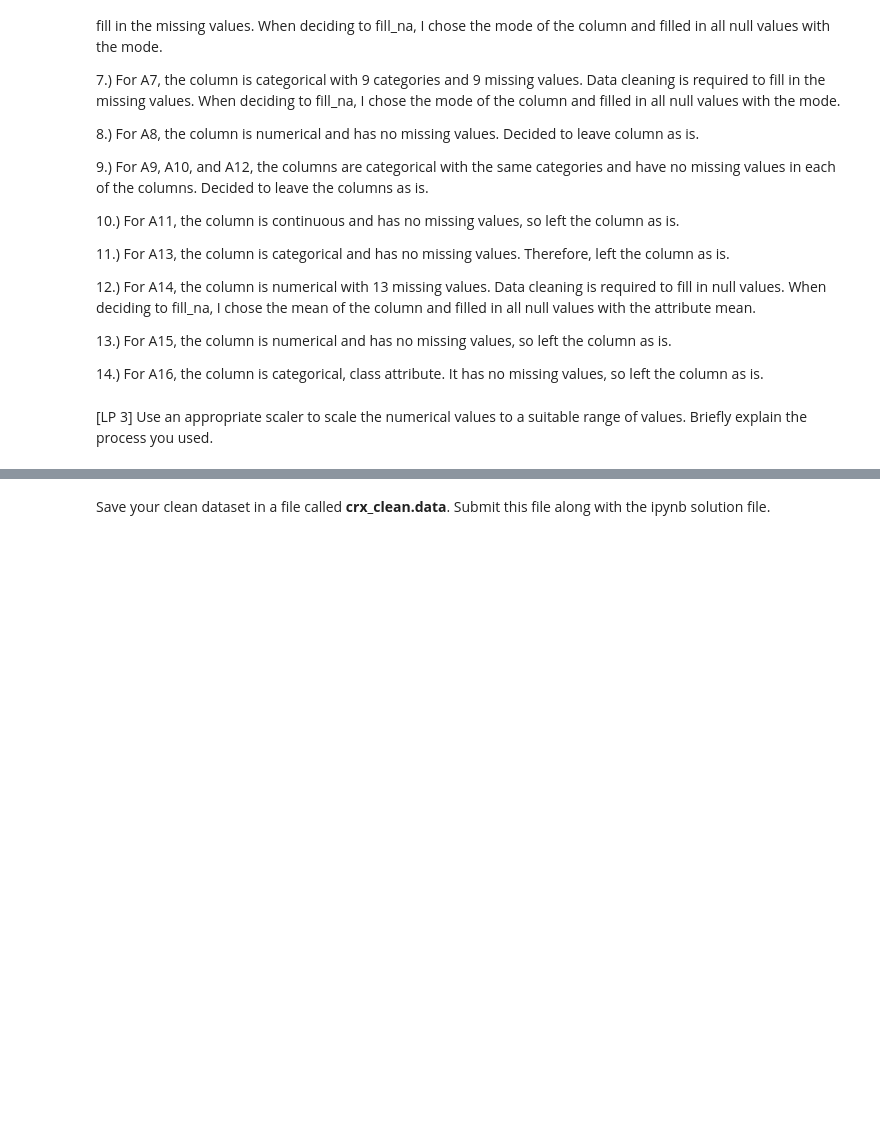
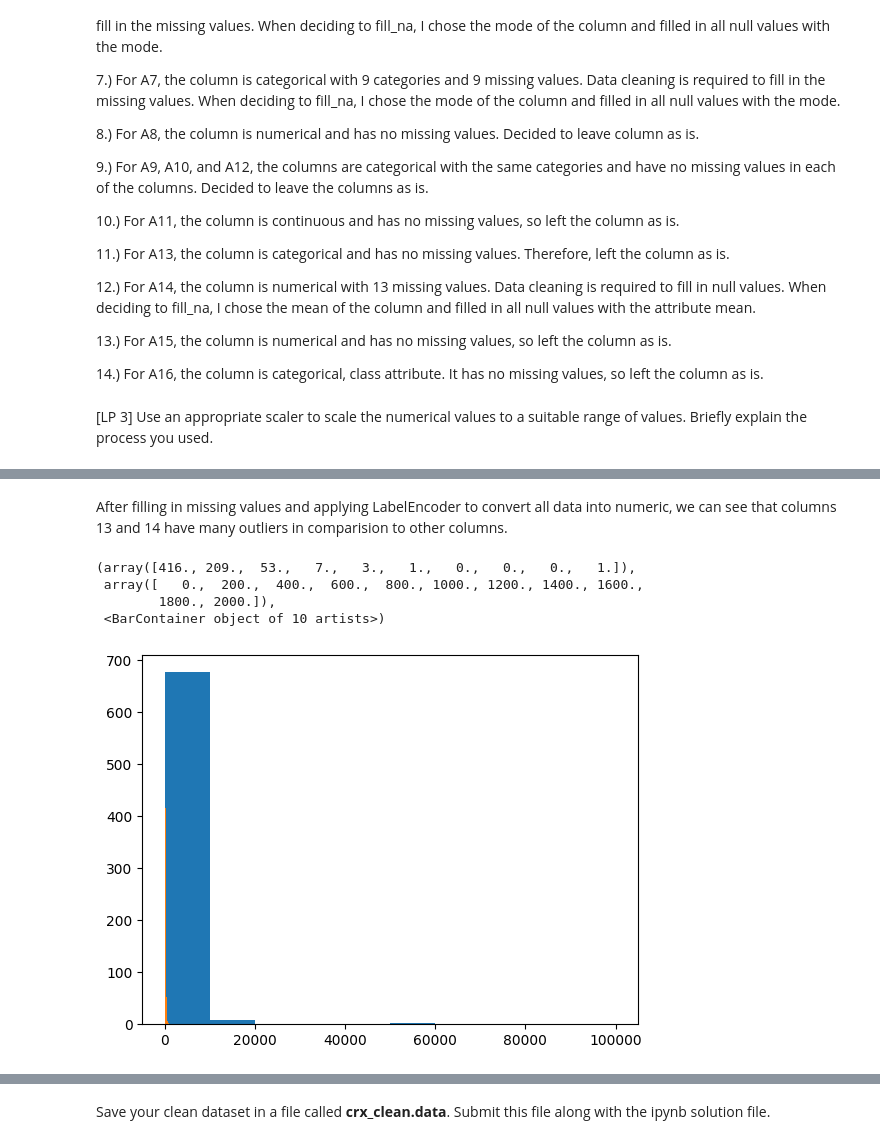
Before and after one commit to ankitajaswal/Cmpe255, a Jupyter notebook: HW1/HW1 Part 1.ipynb, the cells around one changed output, grey strips where cells are left out. Cells and saved outputs as stored; diff of their text form; code cells hidden in the pictures; blank space fills up the shorter version.

```diff
--- a/HW1/HW1 Part 1.ipynb
+++ b/HW1/HW1 Part 1.ipynb
@@ -361,2 +378,13 @@ There are a total of 16 attributes with 690 instances.
+# %% [markdown]
+After filling in missing values and applying LabelEncoder to convert all data into numeric, we can see that columns 13 and 14 have many outliers in comparision to other columns.
+# %%
+plt.hist(df[14])
+plt.hist(df[13])
+# %% [output]
+(array([416., 209.,  53.,   7.,   3.,   1.,   0.,   0.,   0.,   1.]),
+ array([   0.,  200.,  400.,  600.,  800., 1000., 1200., 1400., 1600.,
+        1800., 2000.]),
+ <BarContainer object of 10 artists>)
+[figure, added]
 # %%
 ## Your code for LP 3 goes here.
```
Also changed, not shown: parts of 6 cells of this notebook.
